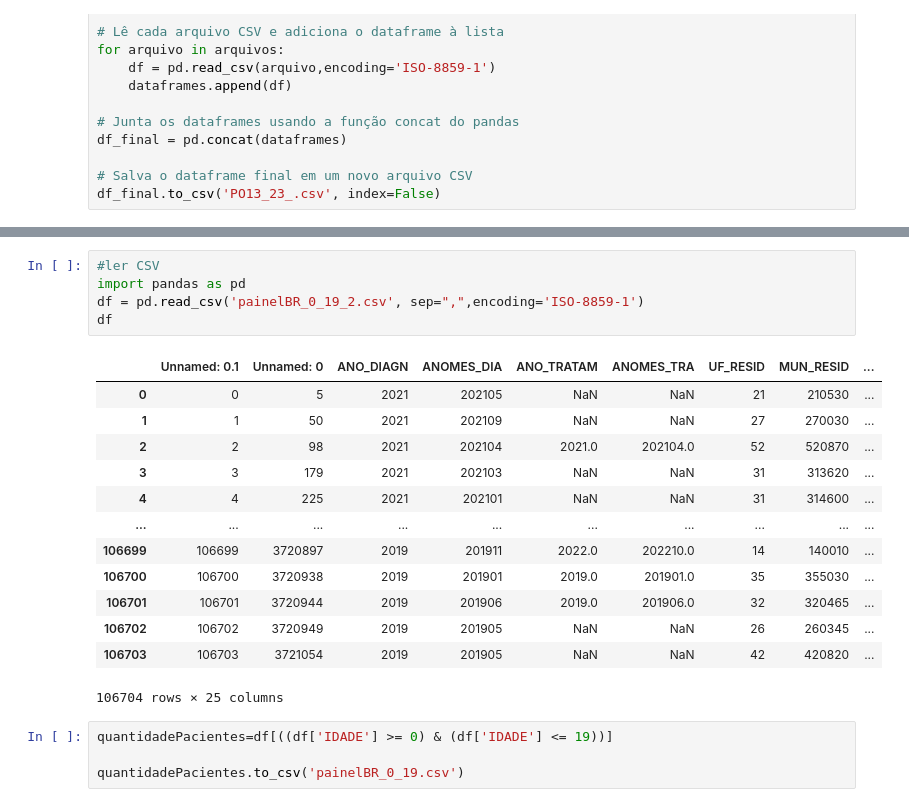
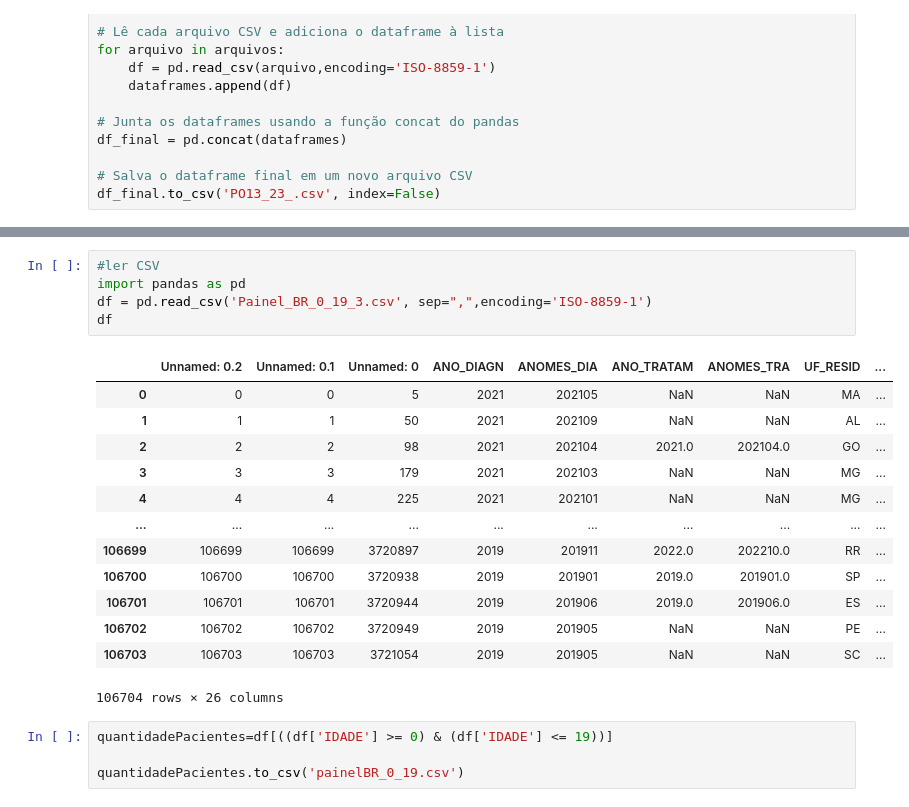
Before and after one commit to felipeasr/dash_oncoloico, a Jupyter notebook: Analise.ipynb, the cells around one changed output, grey strips where cells are left out. Saved outputs shown, nothing was run; the diff lists cells and outputs as text.

```diff
--- a/Analise.ipynb
+++ b/Analise.ipynb
@@ -166,22 +159,22 @@ df2
 # %%
 #ler CSV
 import pandas as pd
-df = pd.read_csv('painelBR_0_19_2.csv', sep=",",encoding='ISO-8859-1')
+df = pd.read_csv('Painel_BR_0_19_3.csv', sep=",",encoding='ISO-8859-1')
 df
 # %% [output]
-|  | Unnamed: 0.1 | Unnamed: 0 | ANO_DIAGN | ANOMES_DIA | ANO_TRATAM | ANOMES_TRA | UF_RESID | MUN_RESID | ... |
-| 0 | 0 | 5 | 2021 | 202105 | NaN | NaN | 21 | 210530 | ... |
-| 1 | 1 | 50 | 2021 | 202109 | NaN | NaN | 27 | 270030 | ... |
-| 2 | 2 | 98 | 2021 | 202104 | 2021.0 | 202104.0 | 52 | 520870 | ... |
-| 3 | 3 | 179 | 2021 | 202103 | NaN | NaN | 31 | 313620 | ... |
-| 4 | 4 | 225 | 2021 | 202101 | NaN | NaN | 31 | 314600 | ... |
+|  | Unnamed: 0.2 | Unnamed: 0.1 | Unnamed: 0 | ANO_DIAGN | ANOMES_DIA | ANO_TRATAM | ANOMES_TRA | UF_RESID | ... |
+| 0 | 0 | 0 | 5 | 2021 | 202105 | NaN | NaN | MA | ... |
+| 1 | 1 | 1 | 50 | 2021 | 202109 | NaN | NaN | AL | ... |
+| 2 | 2 | 2 | 98 | 2021 | 202104 | 2021.0 | 202104.0 | GO | ... |
+| 3 | 3 | 3 | 179 | 2021 | 202103 | NaN | NaN | MG | ... |
+| 4 | 4 | 4 | 225 | 2021 | 202101 | NaN | NaN | MG | ... |
 | ... | ... | ... | ... | ... | ... | ... | ... | ... | ... |
-| 106699 | 106699 | 3720897 | 2019 | 201911 | 2022.0 | 202210.0 | 14 | 140010 | ... |
-| 106700 | 106700 | 3720938 | 2019 | 201901 | 2019.0 | 201901.0 | 35 | 355030 | ... |
-| 106701 | 106701 | 3720944 | 2019 | 201906 | 2019.0 | 201906.0 | 32 | 320465 | ... |
-| 106702 | 106702 | 3720949 | 2019 | 201905 | NaN | NaN | 26 | 260345 | ... |
-| 106703 | 106703 | 3721054 | 2019 | 201905 | NaN | NaN | 42 | 420820 | ... |
+| 106699 | 106699 | 106699 | 3720897 | 2019 | 201911 | 2022.0 | 202210.0 | RR | ... |
+| 106700 | 106700 | 106700 | 3720938 | 2019 | 201901 | 2019.0 | 201901.0 | SP | ... |
+| 106701 | 106701 | 106701 | 3720944 | 2019 | 201906 | 2019.0 | 201906.0 | ES | ... |
+| 106702 | 106702 | 106702 | 3720949 | 2019 | 201905 | NaN | NaN | PE | ... |
+| 106703 | 106703 | 106703 | 3721054 | 2019 | 201905 | NaN | NaN | SC | ... |
-106704 rows × 25 columns
+106704 rows × 26 columns
 # %%
 quantidadePacientes=df[((df['IDADE'] >= 0) & (df['IDADE'] <= 19))]
 
```
Also changed, not shown: parts of 3 cells of this notebook, 2 other files.
